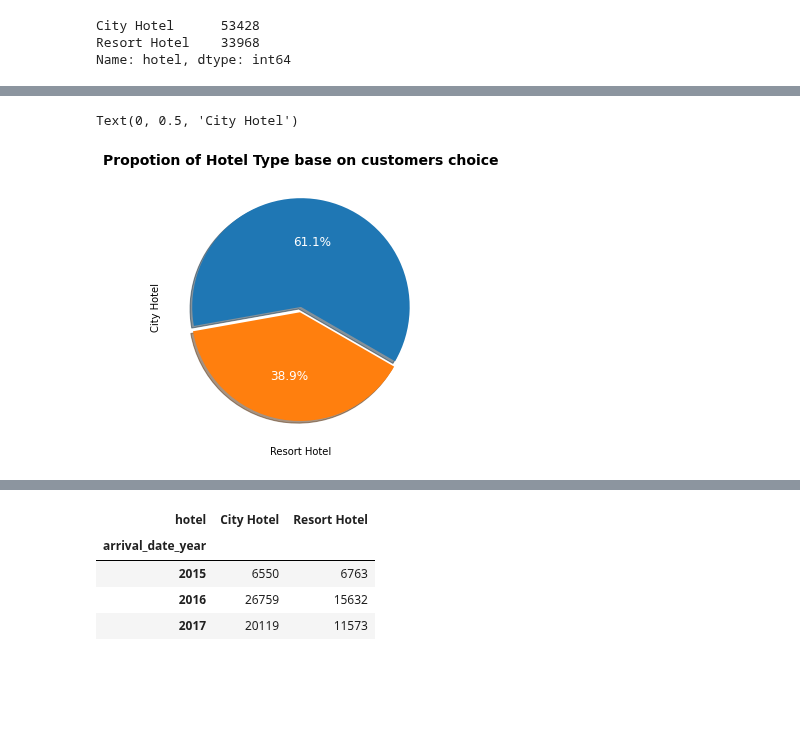
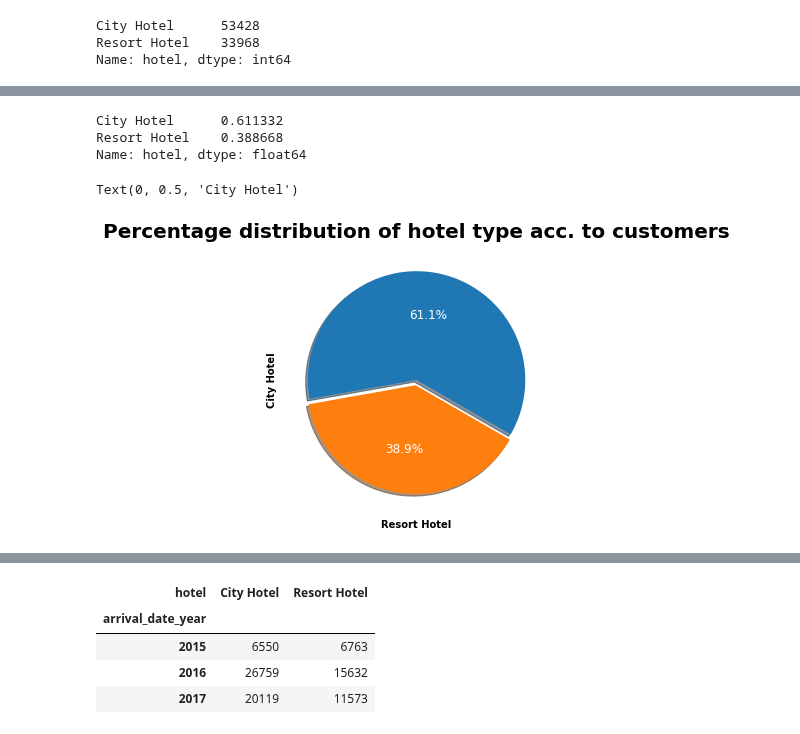
Before and after one commit to sarathsoman14/sarathsoman14-Hotel-Booking-Exploratory-Data-Analysis-EDA-, a Jupyter notebook: Hotel_Booking_Exploratory_Data_Analysis_Capstone_Project.ipynb, the cells around one changed output, grey strips where cells are left out. Drawn from its saved outputs; the diff is of its cells as text; code cells hidden in the pictures; blank space fills up the shorter version.

```diff
--- a/Hotel_Booking_Exploratory_Data_Analysis_Capstone_Project.ipynb
+++ b/Hotel_Booking_Exploratory_Data_Analysis_Capstone_Project.ipynb
@@ -252,10 +263,17 @@ Name: hotel, dtype: float64
+# %%
+# Visualization in pie chart of percentage distribution of hotel
+hotel_type_perecent_distribution=hotel_df['hotel'].value_counts(normalize=True)
+hotel_type_perecent_distribution
+# %% [output]
+City Hotel      0.611332
+Resort Hotel    0.388668
+Name: hotel, dtype: float64
 # %%
-# Visualization
 plt.figure(figsize=(10,5))
-plt.pie(most_prefered_hotel_perecent_distribution,startangle=330,explode=(0,0.05),autopct='%1.1f%%' ,textprops={'color':"w",'fontsize':12},shadow=True)
-plt.title('Propotion of Hotel Type base on customers choice',fontsize=14,weight='bold')
-plt.xlabel('Resort Hotel')
-plt.ylabel('City Hotel')
+plt.pie(hotel_type_perecent_distribution,startangle=330,explode=(0,0.05),autopct='%1.1f%%' ,textprops={'color':"w",'fontsize':12},shadow=True)
+plt.title('Percentage distribution of hotel type acc. to customers',weight='bold',size=20)
+plt.xlabel('Resort Hotel',weight='bold')
+plt.ylabel('City Hotel',weight='bold')
 # %% [output]
 Text(0, 0.5, 'City Hotel')
-[figure, old version]
+[figure, new version]
```
Also changed, not shown: parts of 54 cells of this notebook.
